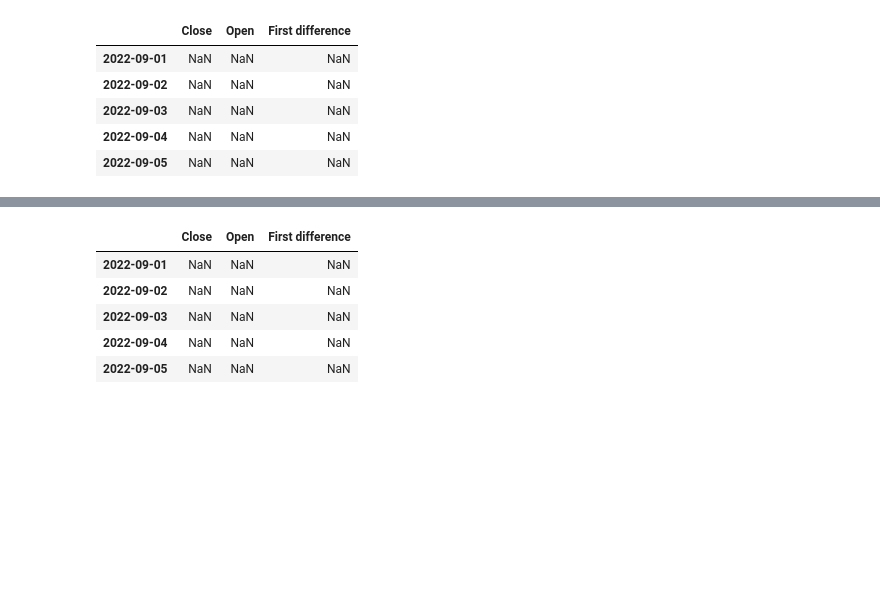
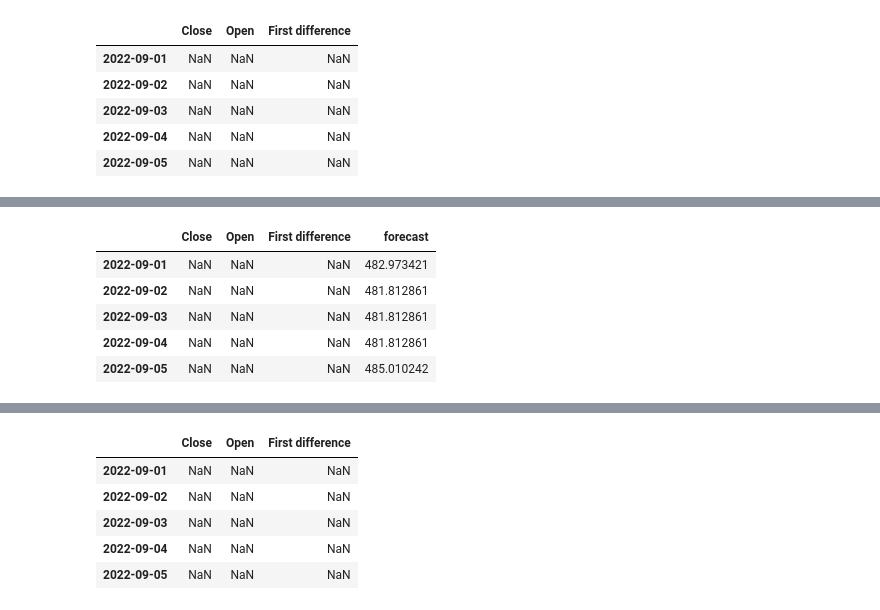
Before and after one commit to ankit-deshpande/Time_series_analysis_SBI_vs_HDFC, a Jupyter notebook: Time series analysis-1 year data.ipynb, the cells around one changed output, grey strips where cells are left out. Drawn from its saved outputs; the diff is of its cells as text; code cells hidden in the pictures; blank space fills up the shorter version.

```diff
--- a/Time series analysis-1 year data.ipynb
+++ b/Time series analysis-1 year data.ipynb
@@ -1026,3 +922,2 @@ future_sbi
 # %%
-future_sbi['forecast'] = model_fit1.predict(start = 259, end = 320, dynamic= True)
-future_sbi
+future_sbi['forecast'] = model_fit1.predict(start = 258, end = 320, dynamic= True)
@@ -1052,0 +924,10 @@ future_sbi[['Close', 'forecast']].plot(figsize=(12, 8))
+# %%
+future_sbi['forecast'] = future_sbi['forecast'].fillna(method = 'ffill')
+future_sbi.tail()
+# %% [output]
+|  | Close | Open | First difference | forecast |
+| 2022-09-01 | NaN | NaN | NaN | 482.973421 |
+| 2022-09-02 | NaN | NaN | NaN | 481.812861 |
+| 2022-09-03 | NaN | NaN | NaN | 481.812861 |
+| 2022-09-04 | NaN | NaN | NaN | 481.812861 |
+| 2022-09-05 | NaN | NaN | NaN | 485.010242 |
```
Also changed, not shown: parts of 14 cells of this notebook.
